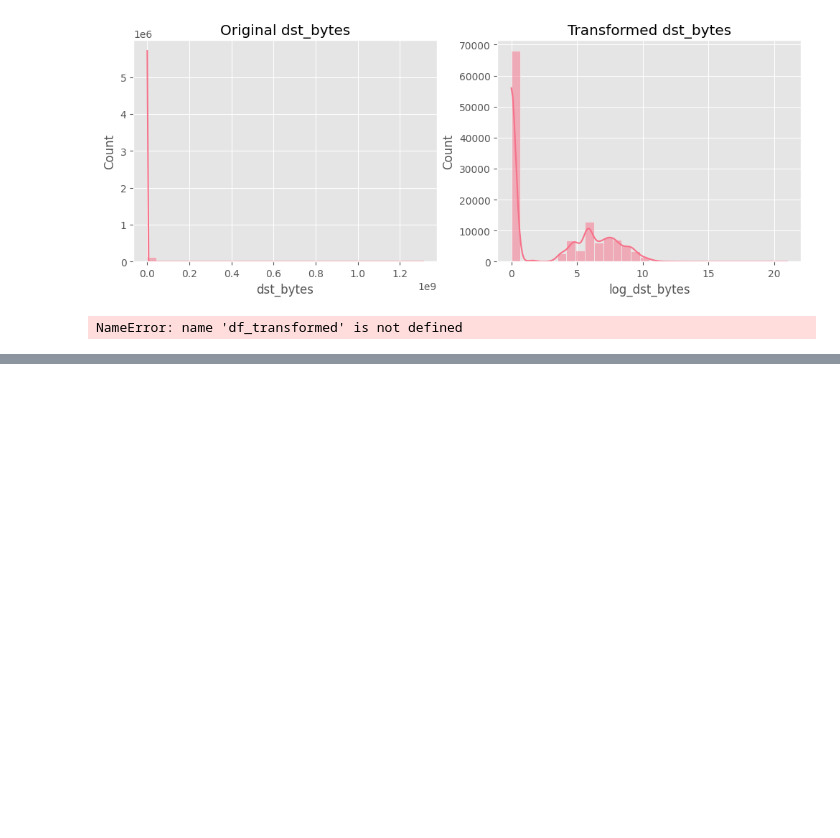
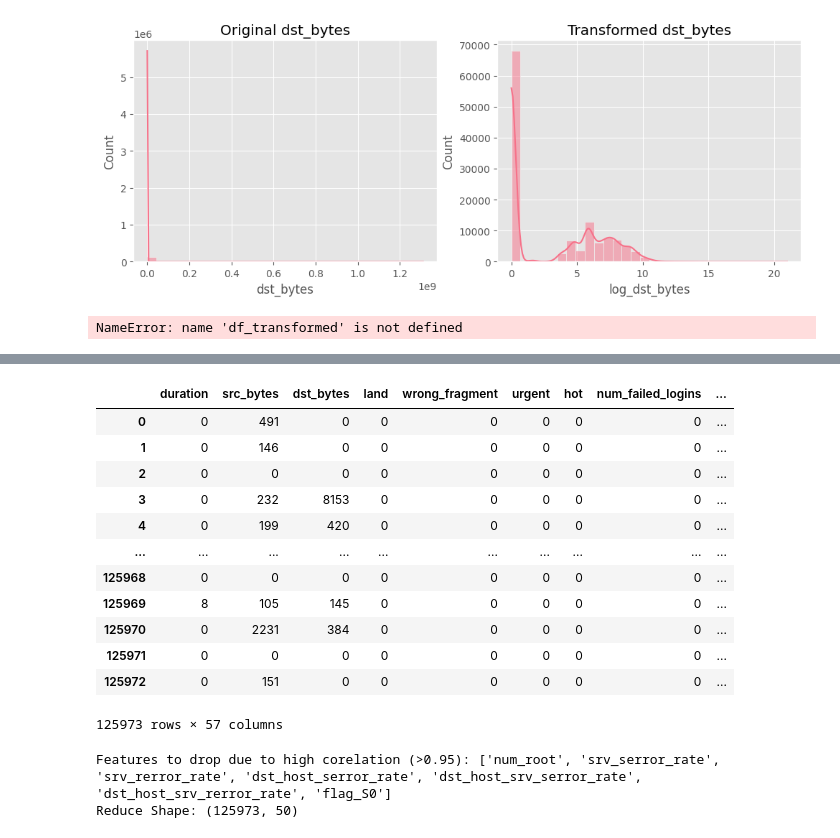
Before and after one commit to mailech/SentinelNet-AI-Powered-Network-Intrusion-Detection-System-, a Jupyter notebook: Feature-Engineering.ipynb, the cells around one changed output, grey strips where cells are left out. Cells and saved outputs as stored; diff of their text form; code cells hidden in the pictures; blank space fills up the shorter version.

Commit message:
Corelation drops

```diff
--- a/Feature-Engineering.ipynb
+++ b/Feature-Engineering.ipynb
@@ -360,0 +338,41 @@ df_test_encode
+# %%
+df_train_encode
+# %% [output]
+|  | duration | src_bytes | dst_bytes | land | wrong_fragment | urgent | hot | num_failed_logins | ... |
+| 0 | 0 | 491 | 0 | 0 | 0 | 0 | 0 | 0 | ... |
+| 1 | 0 | 146 | 0 | 0 | 0 | 0 | 0 | 0 | ... |
+| 2 | 0 | 0 | 0 | 0 | 0 | 0 | 0 | 0 | ... |
+| 3 | 0 | 232 | 8153 | 0 | 0 | 0 | 0 | 0 | ... |
+| 4 | 0 | 199 | 420 | 0 | 0 | 0 | 0 | 0 | ... |
+| ... | ... | ... | ... | ... | ... | ... | ... | ... | ... |
+| 125968 | 0 | 0 | 0 | 0 | 0 | 0 | 0 | 0 | ... |
+| 125969 | 8 | 105 | 145 | 0 | 0 | 0 | 0 | 0 | ... |
+| 125970 | 0 | 2231 | 384 | 0 | 0 | 0 | 0 | 0 | ... |
+| 125971 | 0 | 0 | 0 | 0 | 0 | 0 | 0 | 0 | ... |
+| 125972 | 0 | 151 | 0 | 0 | 0 | 0 | 0 | 0 | ... |
+125973 rows × 57 columns
+# %%
+#Co-relation Filter
+
+corr_matrix = df_train_encode.select_dtypes(include=[np.number]).corr().abs()
+#Upper Triangle of teh co-realtion matrix
+
+upper = corr_matrix.where(np.triu(np.ones(corr_matrix.shape),k=1).astype(bool))
+
+#find features with corelation greater then 0.95
+to_drop = [column for column in upper.columns if any (upper[column]>0.95)]
+print(f"Features to drop due to high corelation (>0.95): {to_drop}")
+
+#Drop them
+
+df_train_reduce = df_train_encode.drop(columns=to_drop)
+df_test_reduce = df_test_encode.drop(columns= to_drop)
+try:
+    cols_dropped_from_test = [c for c in top_drop if c in df_test_encode.columns]
+    df_test_reduce = df_test_encode.drop(columns= cols_dropped_from_test)
+except:
+    pass
+print(f"Reduce Shape: {df_train_reduce.shape}")
+# %% [output]
+Features to drop due to high corelation (>0.95): ['num_root', 'srv_serror_rate', 'srv_rerror_rate', 'dst_host_serror_rate', 'dst_host_srv_serror_rate', 'dst_host_srv_rerror_rate', 'flag_S0']
+Reduce Shape: (125973, 50)
```
Also changed, not shown: parts of 8 cells of this notebook.
